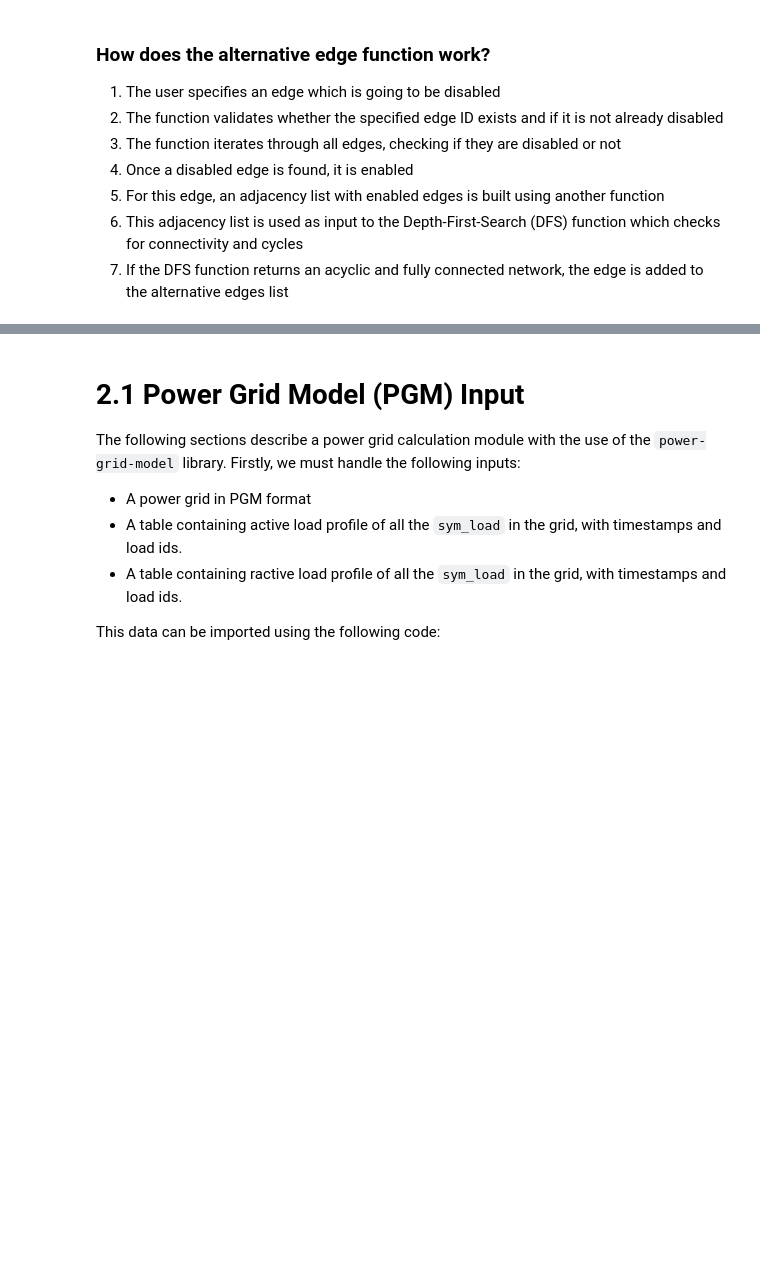
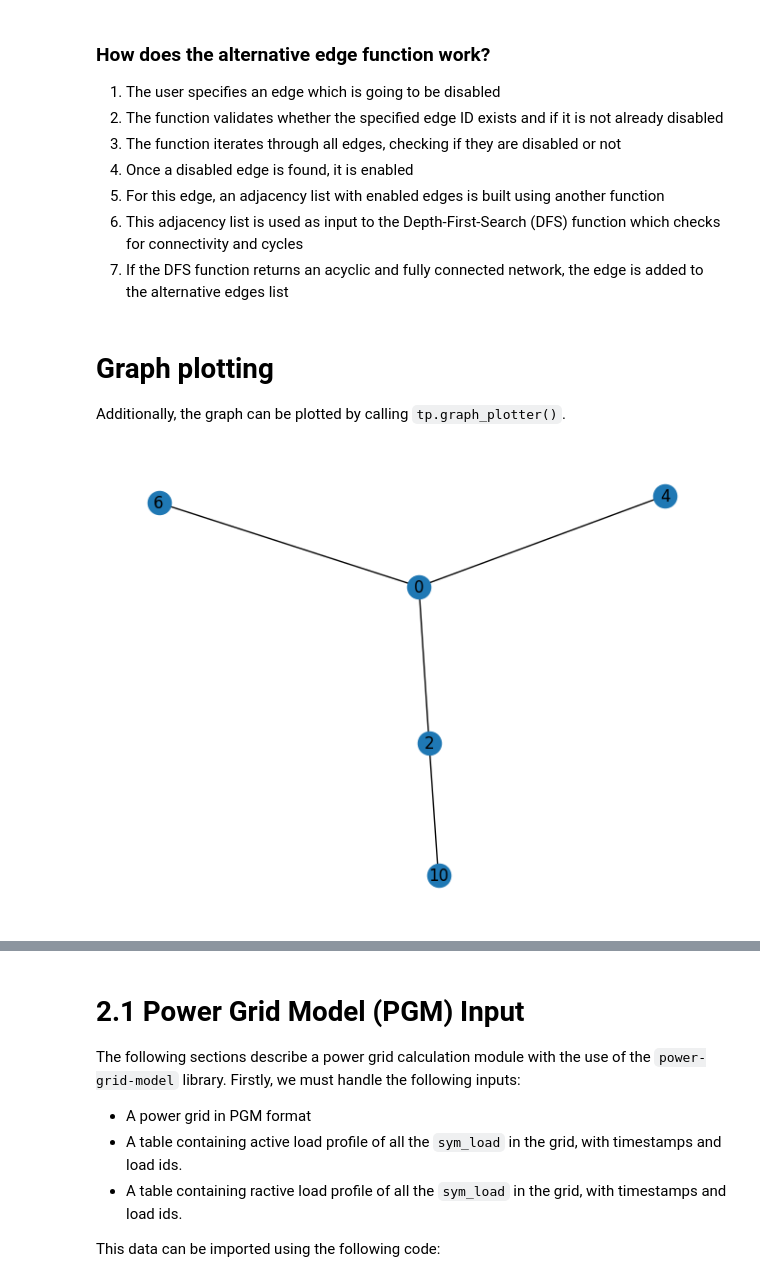
Before and after one commit to ACMason117/power-system-simulation-acdc, a Jupyter notebook: src/power_system_simulation/Final_presentation.ipynb, the cells around one changed output, grey strips where cells are left out. Drawn from its saved outputs; the diff is of its cells as text; code cells hidden in the pictures; blank space fills up the shorter version.

Commit message:
Graph function added and tested

```diff
--- a/src/power_system_simulation/Final_presentation.ipynb
+++ b/src/power_system_simulation/Final_presentation.ipynb
@@ -197,3 +193,10 @@ Alternative edge when disabling edge 9 are: []
 5. For this edge, an adjacency list with enabled edges is built using another function
 6. This adjacency list is used as input to the Depth-First-Search (DFS) function which checks for connectivity and cycles
 7. If the DFS function returns an acyclic and fully connected network, the edge is added to the alternative edges list
+# %% [markdown]
+# Graph plotting
+Additionally, the graph can be plotted by calling `tp.graph_plotter()`.
+# %%
+test.graph_plotter()
+# %% [output]
+[figure, added]
```
Also changed, not shown: parts of 14 cells of this notebook, 2 other files.
